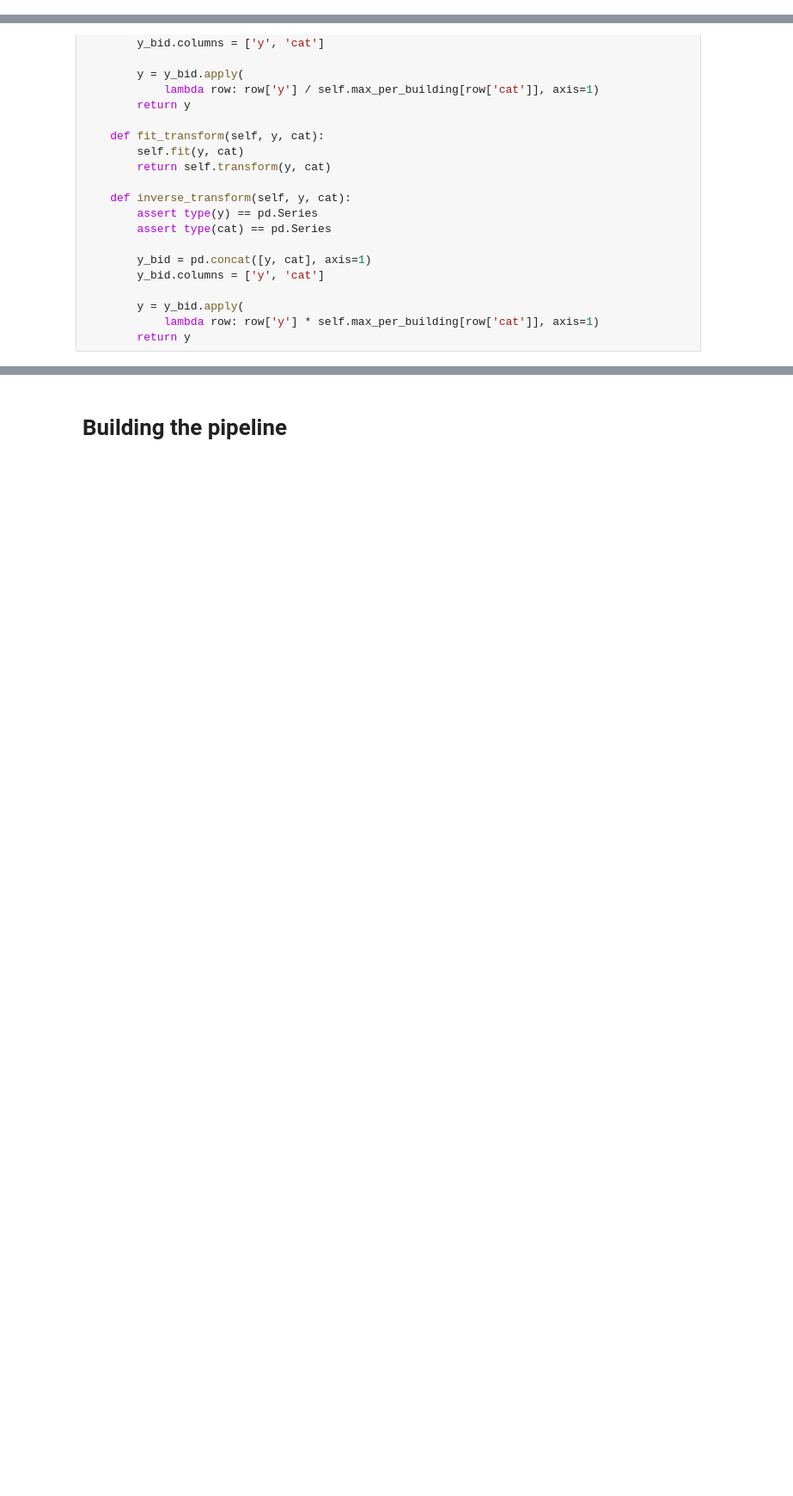
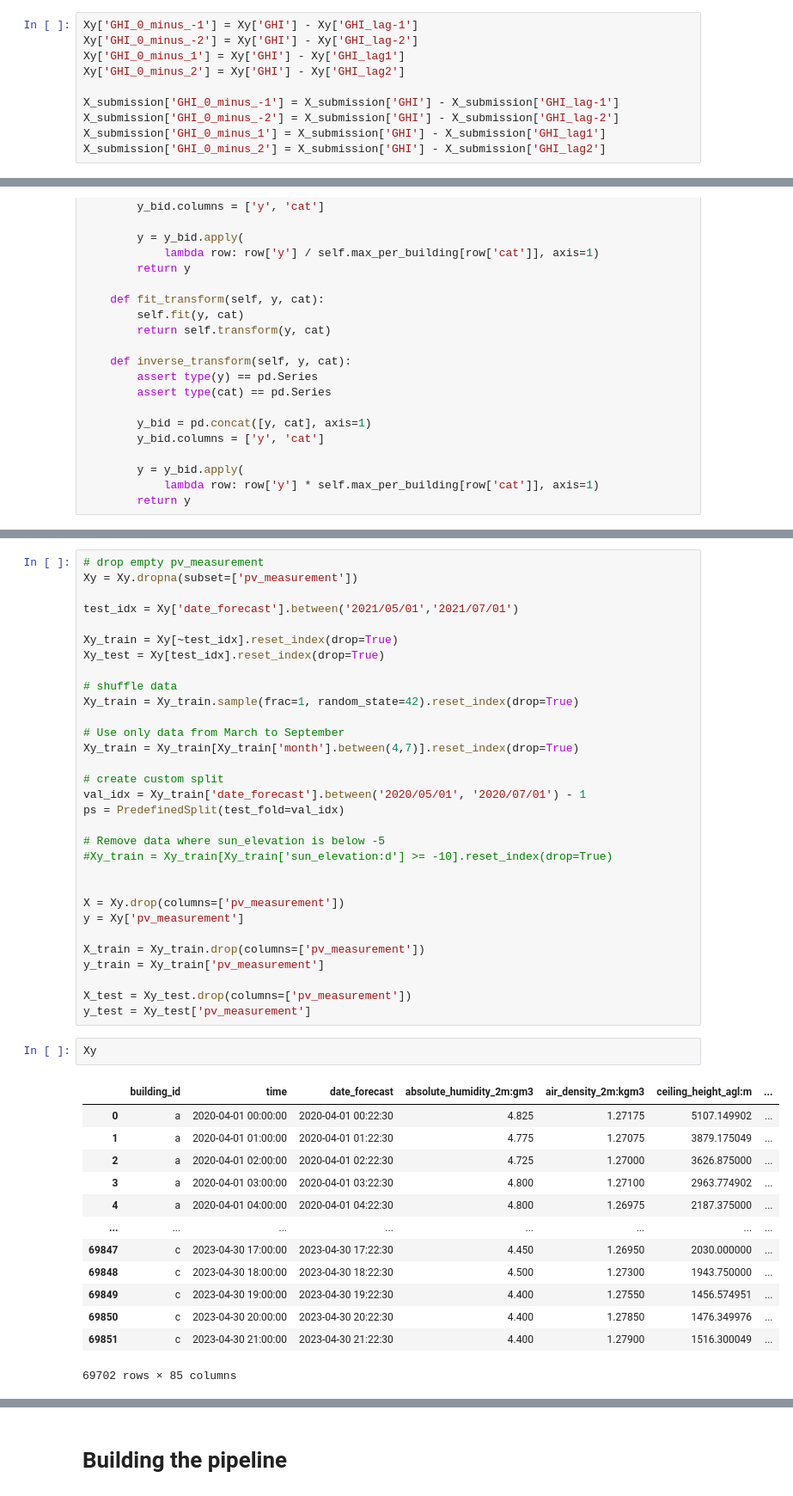
Before and after one commit to CristianoGambirasio/MLProjectNTNU, a Jupyter notebook: NOTEBOOK.ipynb, the cells around one changed output, grey strips where cells are left out. Shown: that part at 86% size. Drawn from its saved outputs; the diff is of its cells as text; blank space fills up the shorter version.

```diff
--- a/NOTEBOOK.ipynb
+++ b/NOTEBOOK.ipynb
@@ -218,0 +166,10 @@ y_e = Xy_e['pv_measurement']
+# %%
+Xy['GHI_0_minus_-1'] = Xy['GHI'] - Xy['GHI_lag-1']
+Xy['GHI_0_minus_-2'] = Xy['GHI'] - Xy['GHI_lag-2']
+Xy['GHI_0_minus_1'] = Xy['GHI'] - Xy['GHI_lag1']
+Xy['GHI_0_minus_2'] = Xy['GHI'] - Xy['GHI_lag2']
+
+X_submission['GHI_0_minus_-1'] = X_submission['GHI'] - X_submission['GHI_lag-1']
+X_submission['GHI_0_minus_-2'] = X_submission['GHI'] - X_submission['GHI_lag-2']
+X_submission['GHI_0_minus_1'] = X_submission['GHI'] - X_submission['GHI_lag1']
+X_submission['GHI_0_minus_2'] = X_submission['GHI'] - X_submission['GHI_lag2']
@@ -278,0 +328,47 @@ train_idx = [-1 if x in X_o.index else 0 for x in X_.index]
+# %%
+# drop empty pv_measurement
+Xy = Xy.dropna(subset=['pv_measurement'])
+
+test_idx = Xy['date_forecast'].between('2021/05/01','2021/07/01')
+
+Xy_train = Xy[~test_idx].reset_index(drop=True)
+Xy_test = Xy[test_idx].reset_index(drop=True)
+
+# shuffle data
+Xy_train = Xy_train.sample(frac=1, random_state=42).reset_index(drop=True)
+
+# Use only data from March to September
+Xy_train = Xy_train[Xy_train['month'].between(4,7)].reset_index(drop=True)
+
+# create custom split
+val_idx = Xy_train['date_forecast'].between('2020/05/01', '2020/07/01') - 1
+ps = PredefinedSplit(test_fold=val_idx)
+
+# Remove data where sun_elevation is below -5
+#Xy_train = Xy_train[Xy_train['sun_elevation:d'] >= -10].reset_index(drop=True)
+
+
+X = Xy.drop(columns=['pv_measurement'])
+y = Xy['pv_measurement']
+
+X_train = Xy_train.drop(columns=['pv_measurement'])
+y_train = Xy_train['pv_measurement']
+
+X_test = Xy_test.drop(columns=['pv_measurement'])
+y_test = Xy_test['pv_measurement']
+# %%
+Xy
+# %% [output]
+|  | building_id | time | date_forecast | absolute_humidity_2m:gm3 | air_density_2m:kgm3 | ceiling_height_agl:m | ... |
+| 0 | a | 2020-04-01 00:00:00 | 2020-04-01 00:22:30 | 4.825 | 1.27175 | 5107.149902 | ... |
+| 1 | a | 2020-04-01 01:00:00 | 2020-04-01 01:22:30 | 4.775 | 1.27075 | 3879.175049 | ... |
+| 2 | a | 2020-04-01 02:00:00 | 2020-04-01 02:22:30 | 4.725 | 1.27000 | 3626.875000 | ... |
+| 3 | a | 2020-04-01 03:00:00 | 2020-04-01 03:22:30 | 4.800 | 1.27100 | 2963.774902 | ... |
+| 4 | a | 2020-04-01 04:00:00 | 2020-04-01 04:22:30 | 4.800 | 1.26975 | 2187.375000 | ... |
+| ... | ... | ... | ... | ... | ... | ... | ... |
+| 69847 | c | 2023-04-30 17:00:00 | 2023-04-30 17:22:30 | 4.450 | 1.26950 | 2030.000000 | ... |
+| 69848 | c | 2023-04-30 18:00:00 | 2023-04-30 18:22:30 | 4.500 | 1.27300 | 1943.750000 | ... |
+| 69849 | c | 2023-04-30 19:00:00 | 2023-04-30 19:22:30 | 4.400 | 1.27550 | 1456.574951 | ... |
+| 69850 | c | 2023-04-30 20:00:00 | 2023-04-30 20:22:30 | 4.400 | 1.27850 | 1476.349976 | ... |
+| 69851 | c | 2023-04-30 21:00:00 | 2023-04-30 21:22:30 | 4.400 | 1.27900 | 1516.300049 | ... |
+69702 rows × 85 columns
```
Also changed, not shown: parts of 35 cells of this notebook, 2 other files.
